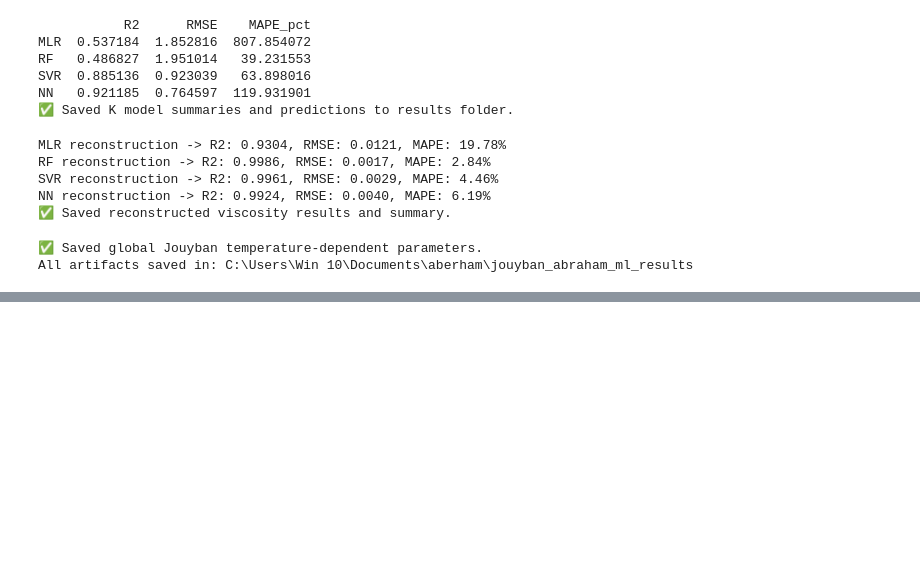
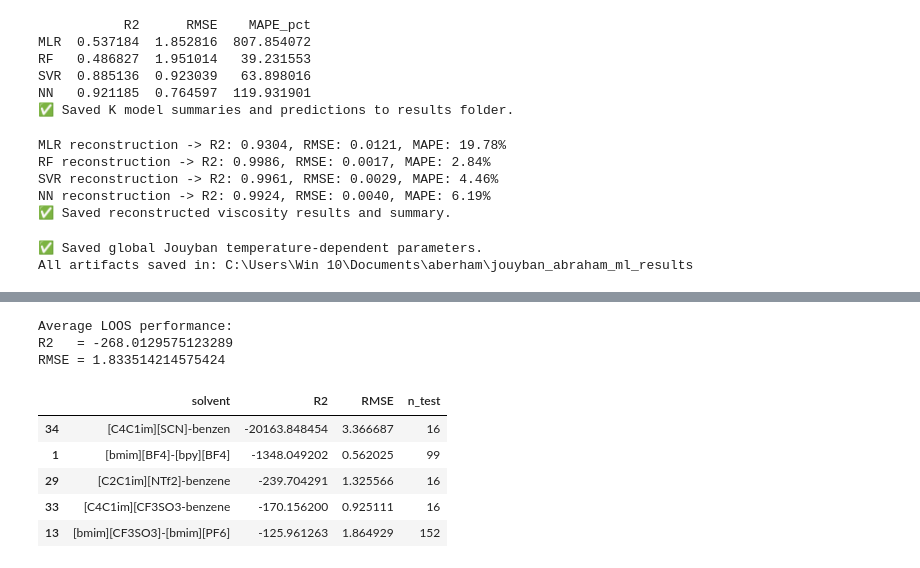
Before and after one commit to behboudielmira-source/Abraham-Jouyban-Viscosity-ML, a Jupyter notebook: Jouyban_Acree_Physically_Informed_Model.ipynb, the cells around one changed output, grey strips where cells are left out. Cells and saved outputs as stored; diff of their text form; code cells hidden in the pictures; blank space fills up the shorter version.

```diff
--- a/Jouyban_Acree_Physically_Informed_Model.ipynb
+++ b/Jouyban_Acree_Physically_Informed_Model.ipynb
@@ -488,0 +519,11 @@ NameError: name 'df' is not defined
+# %%
+# ==========================================
+# Remove pure-component limits (x1=0 or 1)
+# ==========================================
+
+df_K = df.replace([np.inf, -np.inf], np.nan).dropna(subset=['K'])
+
+print("Original size:", df.shape[0])
+print("Valid K size :", df_K.shape[0])
+
+df_K['K'].describe()
@@ -488,0 +719,9 @@ NameError: name 'df' is not defined
+# %%
+# solvent identifier (pair-wise symmetric)
+df['solvent_pair'] = df.apply(
+    lambda r: '-'.join(sorted([str(r['solvent1']), str(r['solvent2'])])),
+    axis=1
+)
+
+unique_solvents = df['solvent_pair'].unique()
+print("Number of unique solvent systems:", len(unique_solvents))
@@ -488,0 +730,13 @@ NameError: name 'df' is not defined
+# %%
+# ===============================
+# Cell 3 — Jouyban–Acree (K-model)
+# ===============================
+
+feature_cols = [
+    'a_avg','b_avg','s_avg','e_avg','v_avg',
+    'a_diff','b_diff','s_diff','e_diff','v_diff',
+    'x1','t'
+]
+
+X_all = df[feature_cols]
+y_all = df['K']   # target = interaction term
@@ -488,0 +837,18 @@ NameError: name 'df' is not defined
+# %%
+df_results = pd.DataFrame(results)
+
+print("Average LOOS performance:")
+print("R2   =", df_results['R2'].mean())
+print("RMSE =", df_results['RMSE'].mean())
+
+df_results.sort_values('R2').head()
+# %% [output]
+Average LOOS performance:
+R2   = -268.0129575123289
+RMSE = 1.833514214575424
+|  | solvent | R2 | RMSE | n_test |
+| 34 | [C4C1im][SCN]-benzen | -20163.848454 | 3.366687 | 16 |
+| 1 | [bmim][BF4]-[bpy][BF4] | -1348.049202 | 0.562025 | 99 |
+| 29 | [C2C1im][NTf2]-benzene | -239.704291 | 1.325566 | 16 |
+| 33 | [C4C1im][CF3SO3-benzene | -170.156200 | 0.925111 | 16 |
+| 13 | [bmim][CF3SO3]-[bmim][PF6] | -125.961263 | 1.864929 | 152 |
```
Also changed, not shown: parts of 15 cells of this notebook, 2 other files.
